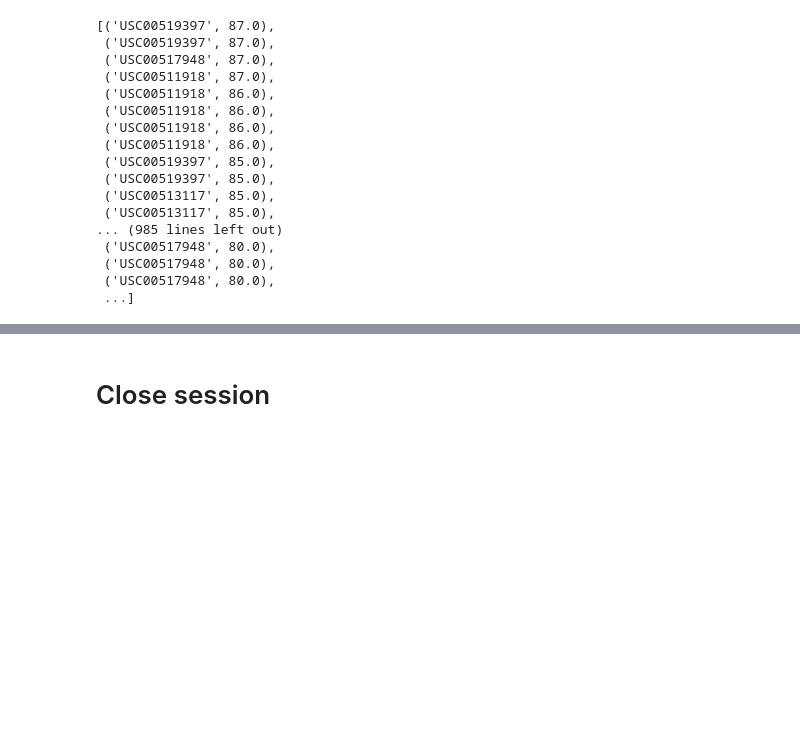
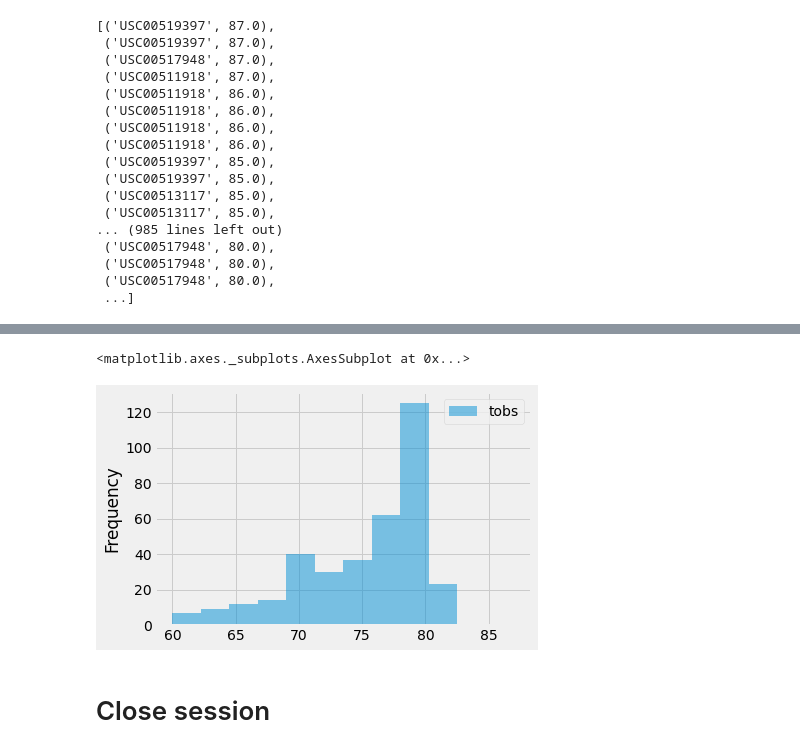
Before and after one commit to laurelwilliamson/sqlalchemy-challenge, a Jupyter notebook: climate_starter.ipynb, the cells around one changed output, grey strips where cells are left out. Drawn from its saved outputs; the diff is of its cells as text; code cells hidden in the pictures; blank space fills up the shorter version.

Commit message:
part 1 complete with histogram

```diff
--- a/climate_starter.ipynb
+++ b/climate_starter.ipynb
@@ -141,4 +131,11 @@ usc005
 # %%
 # Using the most active station id
 # Query the last 12 months of temperature observation data for this station and plot the results as a histogram
-usc0 = seassion.query(measurement.)
+mostrecent = session.query(measurement.date).\
+    filter(measurement.station == 'USC00519397').\
+    order_by(measurement.date.desc()).first()
+
+last12s = session.query(measurement.date, measurement.tobs).\
+    filter(measurement.date >= '2016-08-23').\
+    filter(measurement.station == 'USC00519397').all()
+last12s
@@ -145,3 +160,13 @@ usc0 = seassion.query(measurement.)
+# %%
+#histogram
+oldf = pd.DataFrame(last12s[:], columns=['date', 'tobs'])
+oldf.set_index('date', inplace=True, )
+newwwdf = oldf.dropna()
+hist = newwwdf.plot.hist(bins=12, alpha=0.5)
+hist
+# %% [output]
+<matplotlib.axes._subplots.AxesSubplot at 0x...>
+[figure, added]
 # %% [markdown]
 # Close session
 # %%
```
Also changed, not shown: parts of 2 cells of this notebook.
